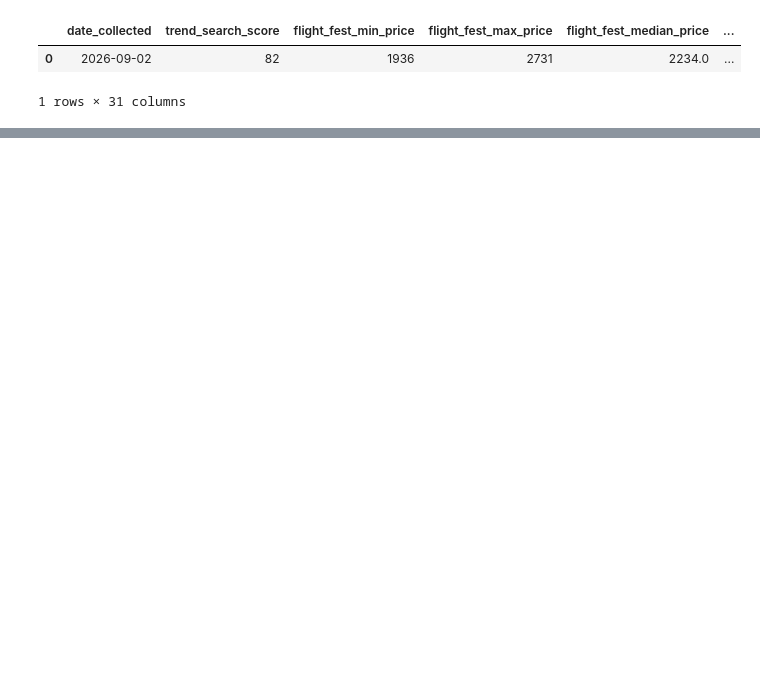
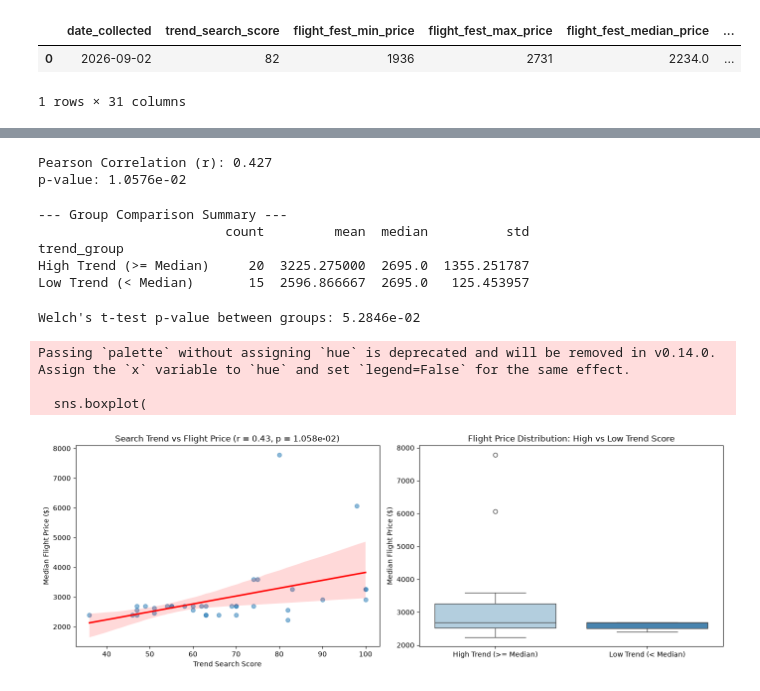
Before and after one commit to Naehum-Dela-Cruz/dep-data-engineering-naehum, a Jupyter notebook: notebooks/week_15_inference.ipynb, the cells around one changed output, grey strips where cells are left out. Cells and saved outputs as stored; diff of their text form; code cells hidden in the pictures; blank space fills up the shorter version.

```diff
--- a/notebooks/week_15_inference.ipynb
+++ b/notebooks/week_15_inference.ipynb
@@ -32,0 +19,73 @@ I am checking whether <group_a> differs from <group_b> on <your_metric>.
+# %%
+# 1. Clean data for the pair to test
+analysis_df = df[['trend_search_score', 'flight_fest_median_price', 'days_to_festival']].dropna()
+# %%
+# 2. Statistical Correlation & p-value
+r_val, p_val = stats.pearsonr(analysis_df['trend_search_score'], analysis_df['flight_fest_median_price'])
+
+print(f"Pearson Correlation (r): {r_val:.3f}")
+print(f"p-value: {p_val:.4e}")
+# %% [output]
+Pearson Correlation (r): 0.427
+p-value: 1.0576e-02
+# %%
+# 3. A/B Group Comparison (High vs Low Search Trend)
+median_trend = analysis_df['trend_search_score'].median()
+analysis_df['trend_group'] = np.where(
+    analysis_df['trend_search_score'] >= median_trend,
+    'High Trend (>= Median)',
+    'Low Trend (< Median)'
+)
+
+group_summary = analysis_df.groupby('trend_group')['flight_fest_median_price'].agg(['count', 'mean', 'median', 'std'])
+print("\n--- Group Comparison Summary ---")
+print(group_summary)
+# %% [output]
+--- Group Comparison Summary ---
+                        count         mean  median          std
+trend_group
+High Trend (>= Median)     20  3225.275000  2695.0  1355.251787
+Low Trend (< Median)       15  2596.866667  2695.0   125.453957
+# %%
+# Optional: Two-sample t-test between high and low groups
+high_prices = analysis_df[analysis_df['trend_group'] == 'High Trend (>= Median)']['flight_fest_median_price']
+low_prices = analysis_df[analysis_df['trend_group'] == 'Low Trend (< Median)']['flight_fest_median_price']
+t_stat, t_pval = stats.ttest_ind(high_prices, low_prices, equal_var=False)
+print(f"\nWelch's t-test p-value between groups: {t_pval:.4e}")
+# %% [output]
+Welch's t-test p-value between groups: 5.2846e-02
+# %%
+fig, axes = plt.subplots(1, 2, figsize=(14, 5))
+
+# Plot 1: Scatter plot with regression line
+sns.regplot(
+    data=analysis_df,
+    x='trend_search_score',
+    y='flight_fest_median_price',
+    ax=axes[0],
+    scatter_kws={'alpha': 0.5},
+    line_kws={'color': 'red'}
+)
+axes[0].set_title(f"Search Trend vs Flight Price (r = {r_val:.2f}, p = {p_val:.3e})")
+axes[0].set_xlabel("Trend Search Score")
+axes[0].set_ylabel("Median Flight Price ($)")
+
+# Plot 2: Boxplot comparing High vs Low Trend groups
+sns.boxplot(
+    data=analysis_df,
+    x='trend_group',
+    y='flight_fest_median_price',
+    ax=axes[1],
+    palette='Blues'
+)
+axes[1].set_title("Flight Price Distribution: High vs Low Trend Score")
+axes[1].set_xlabel("")
+axes[1].set_ylabel("Median Flight Price ($)")
+
+plt.tight_layout()
+plt.show()
+# %% [output]
+Passing `palette` without assigning `hue` is deprecated and will be removed in v0.14.0. Assign the `x` variable to `hue` and set `legend=False` for the same effect.
+
+  sns.boxplot(
+[figure, added]
```
Also changed, not shown: parts of 3 cells of this notebook, 7 other files.
